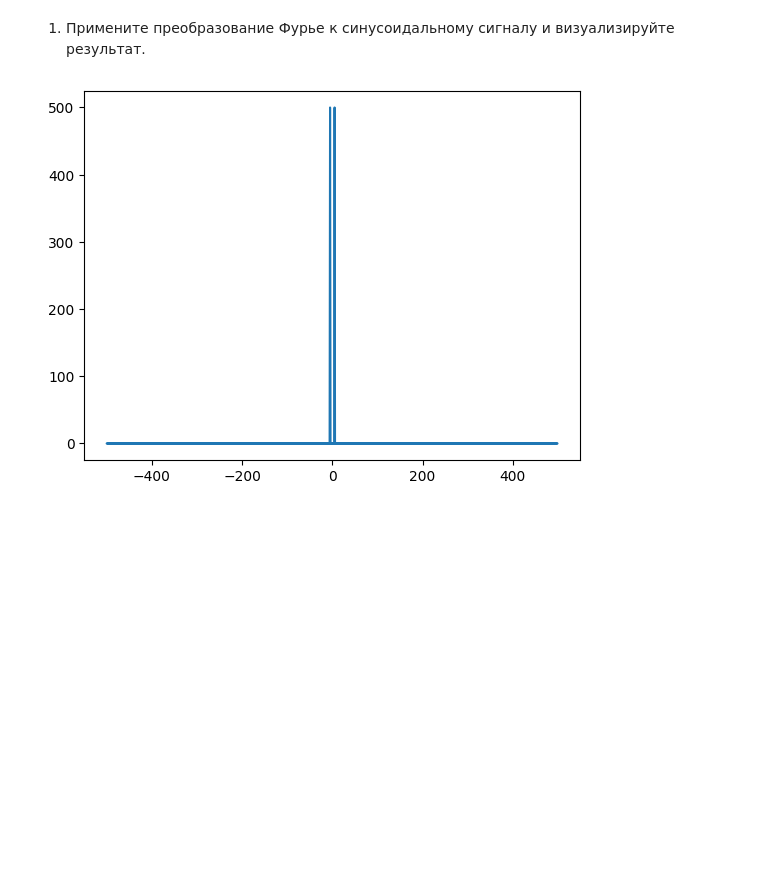
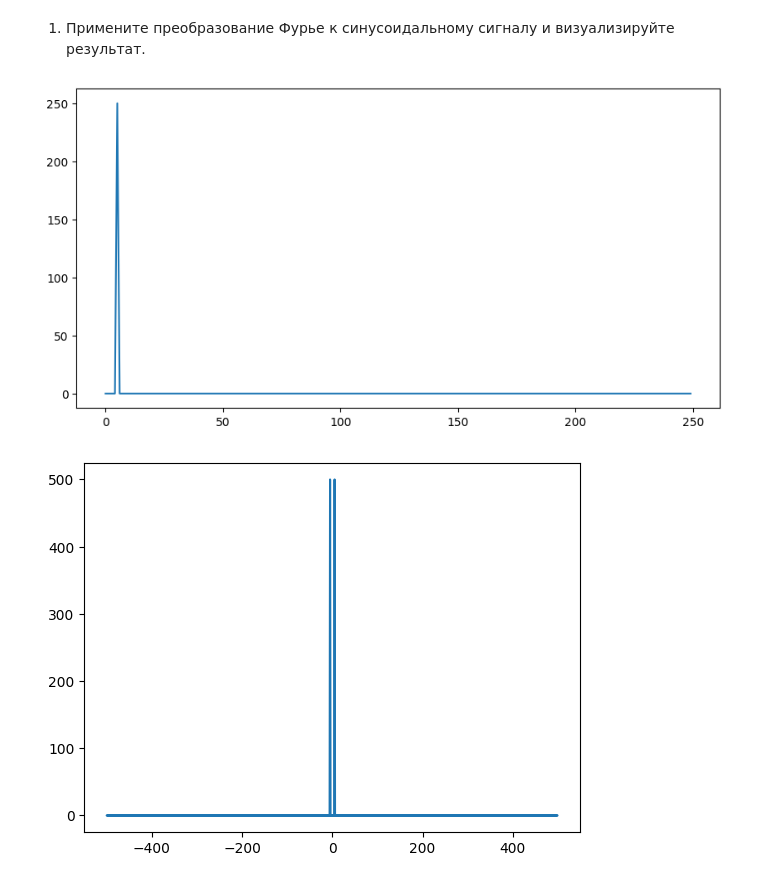
Before and after one commit to alexmordashov/computer_math, a Jupyter notebook: 9. Генерация сигналов и преобразования Фурье/Практическая_работа_№9_Генерация_сигналов_и_преобразования_Фурье.ipynb, the cells around one changed output. Cells and saved outputs as stored; diff of their text form; code cells hidden in the pictures; blank space fills up the shorter version.

```diff
--- a/9. Генерация сигналов и преобразования Фурье/Практическая_работа_№9_Генерация_сигналов_и_преобразования_Фурье.ipynb
+++ b/9. Генерация сигналов и преобразования Фурье/Практическая_работа_№9_Генерация_сигналов_и_преобразования_Фурье.ipynb
@@ -137,6 +163,16 @@ plt.show()
 # %% [markdown]
 
 1. Примените преобразование Фурье к синусоидальному сигналу и визуализируйте результат.
+# %%
+n = len(signal)
+fft_result = fft(signal)
+frequencies = fftfreq(n, 1 / fs)
+
+plt.figure(figsize=(10, 5))
+plt.plot(frequencies[:n // 2], np.abs(fft_result)[:n // 2])
+plt.show()
+# %% [output]
+[figure, added]
 # %%
 # Пример
 # %% [output]
```
Also changed, not shown: parts of 19 cells of this notebook.
